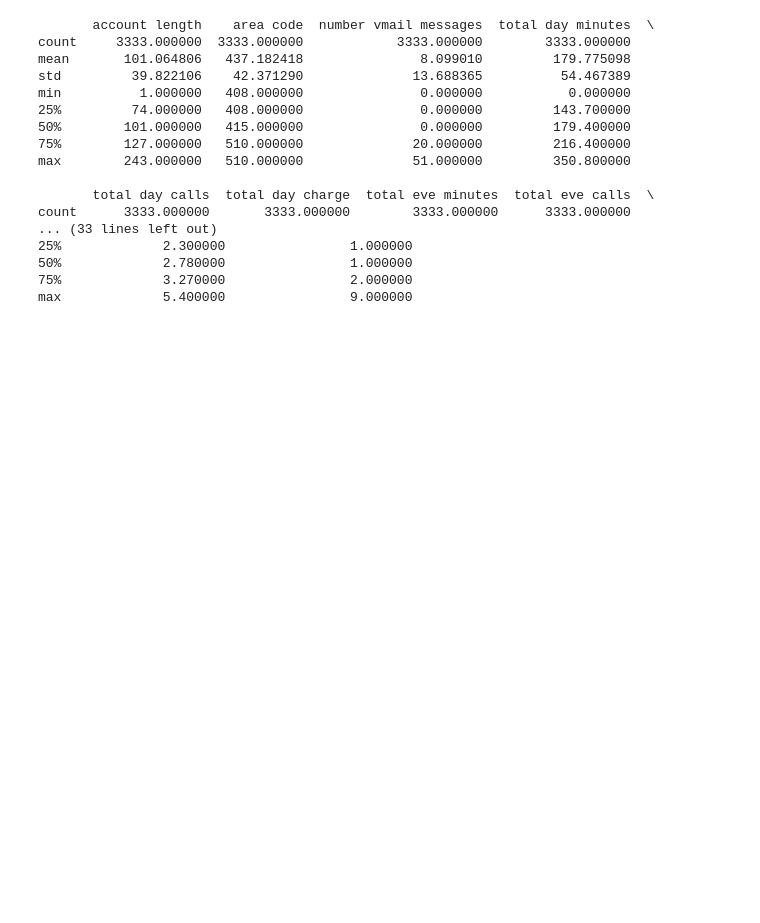
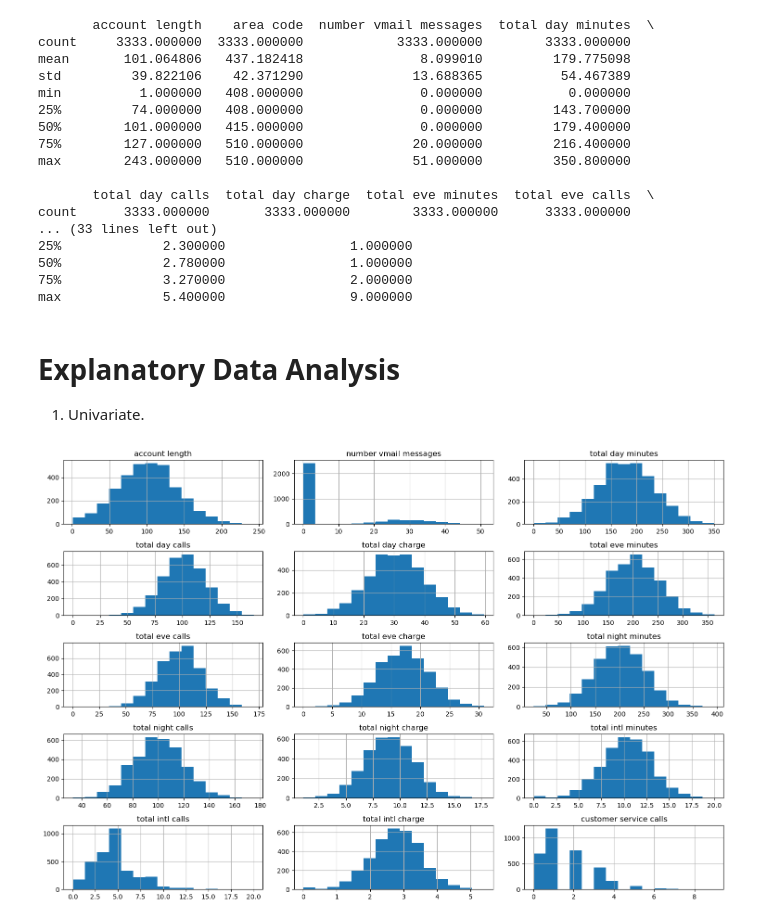
Before and after one commit to winnycodegurl/MachineLearningprojectphase3, a Jupyter notebook: Studentnotebook.ipynb, the cells around one changed output. Cells and saved outputs as stored; diff of their text form; code cells hidden in the pictures; blank space fills up the shorter version.

Commit message:
univariate analysis

```diff
--- a/Studentnotebook.ipynb
+++ b/Studentnotebook.ipynb
@@ -281,3 +281,48 @@ count      3333.000000       3333.000000        3333.000000      3333.000000
 50%             2.780000                1.000000
 75%             3.270000                2.000000
 max             5.400000                9.000000
+# %% [markdown]
+# Explanatory Data Analysis
+   1. Univariate.
+# %%
+class UnivariateAnalysis:
+    def __init__(self, churm_data):
+        self.data = churm_data
+
+    def plot_histograms(self, columns):
+        """Plots histograms for the specified columns."""
+        self.data[columns].hist(bins=15, figsize=(15, 10), layout=(5, 3))
+        plt.tight_layout()
+        plt.show()
+
+    def plot_boxplots(self, columns):
+        """Plots boxplots for the specified columns."""
+        plt.figure(figsize=(15, 10))
+        for i, column in enumerate(columns, 1):
+            plt.subplot(5, 3, i)
+            sns.boxplot(y=self.data[column])
+            plt.title(column)
+        plt.tight_layout()
+        plt.show()
+
+    def plot_barplots(self, columns):
+        """Plots bar plots for the specified categorical columns."""
+        plt.figure(figsize=(15, 10))
+        for i, column in enumerate(columns, 1):
+            plt.subplot(5, 3, i)
+            sns.countplot(x=self.data[column])
+            plt.title(column)
+        plt.tight_layout()
+        plt.show()
+# %%
+univariate_analysis = UnivariateAnalysis(churm_data.data)
+numerical_columns =[
+    'account length','number vmail messages','total day minutes','total day calls',
+    'total day charge','total eve minutes','total eve calls','total eve charge',
+    'total night minutes','total night calls','total night charge','total intl minutes',
+    'total intl calls','total intl charge','customer service calls'
+]
+
+univariate_analysis.plot_histograms(numerical_columns)
+# %% [output]
+[figure, added]
```
Also changed, not shown: parts of 1 cell of this notebook.
